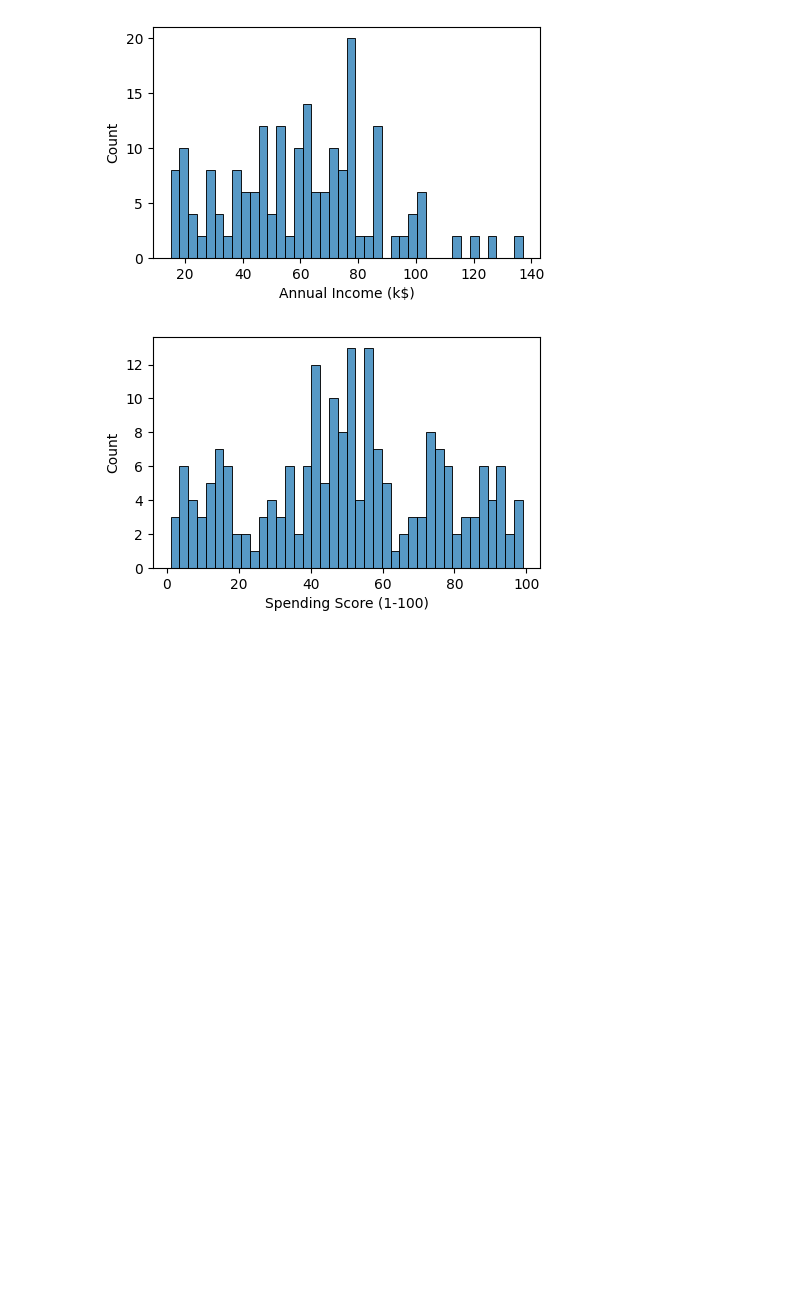
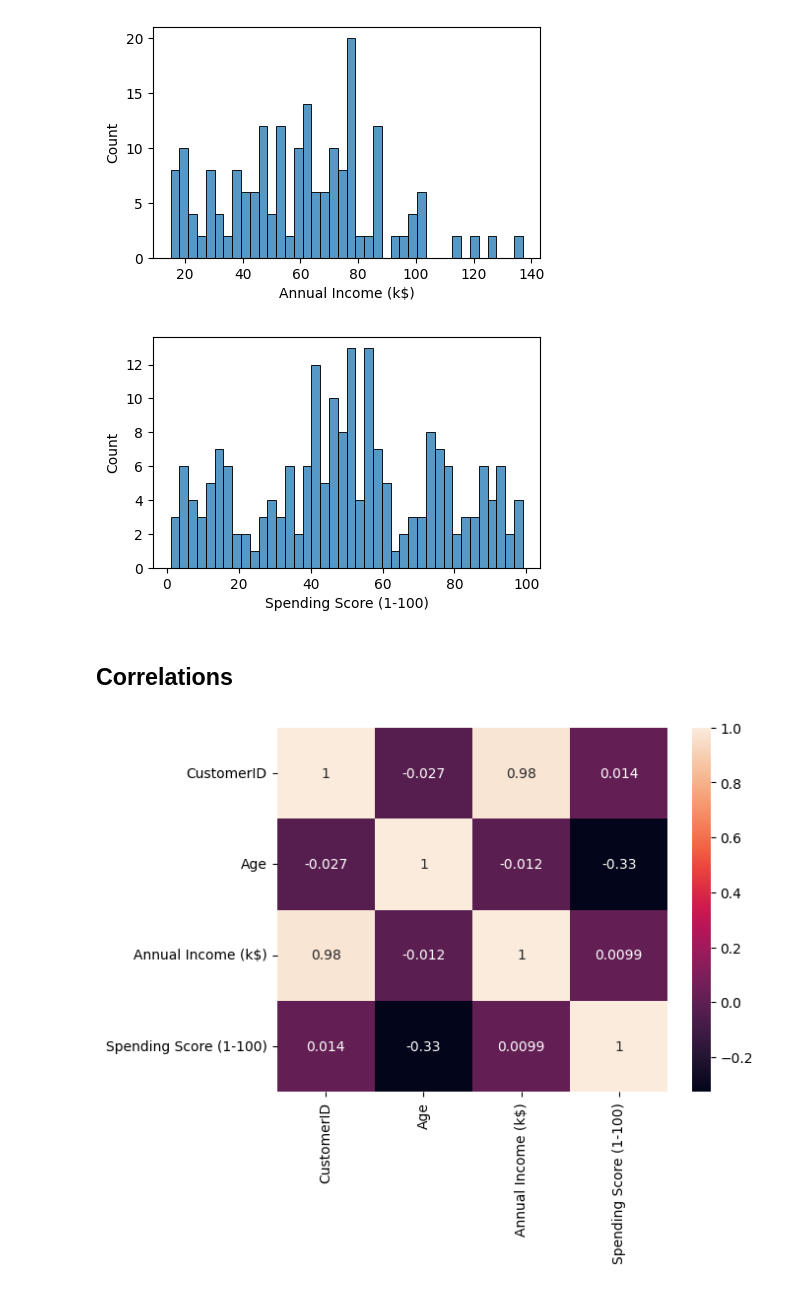
Before and after one commit to essiesalari/Mall-Customers-ML, a Jupyter notebook: scratchpad.ipynb, the cells around one changed output. Cells and saved outputs as stored; diff of their text form; code cells hidden in the pictures; blank space fills up the shorter version.

```diff
--- a/scratchpad.ipynb
+++ b/scratchpad.ipynb
@@ -83,3 +83,11 @@ for feature in features:
 [figure]
 [figure]
 [figure]
+# %% [markdown]
+## Correlations
+# %%
+# Visualaize the correlations
+corr_matrix = df.corr()
+sns.heatmap(corr_matrix, annot=True);
+# %% [output]
+[figure, added]
```
Also changed, not shown: parts of 6 cells of this notebook.
